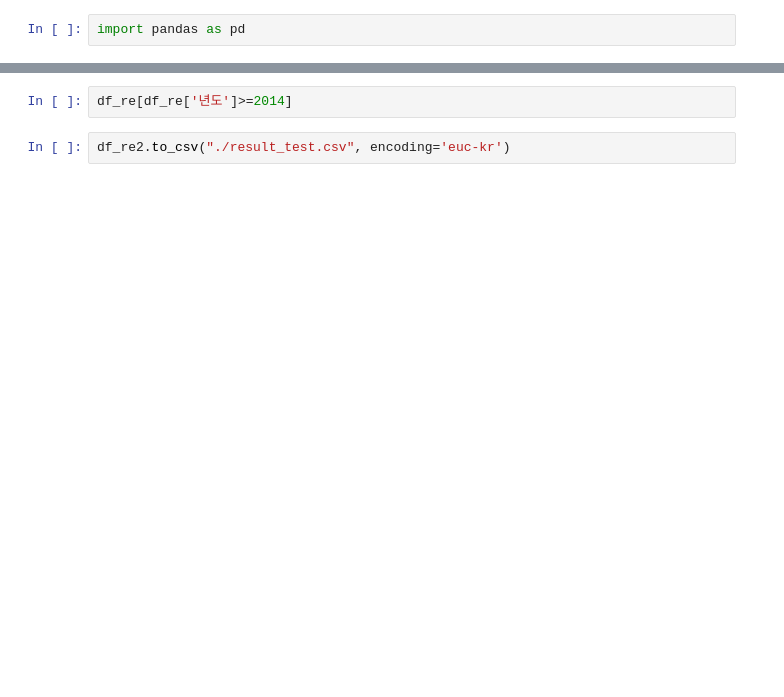
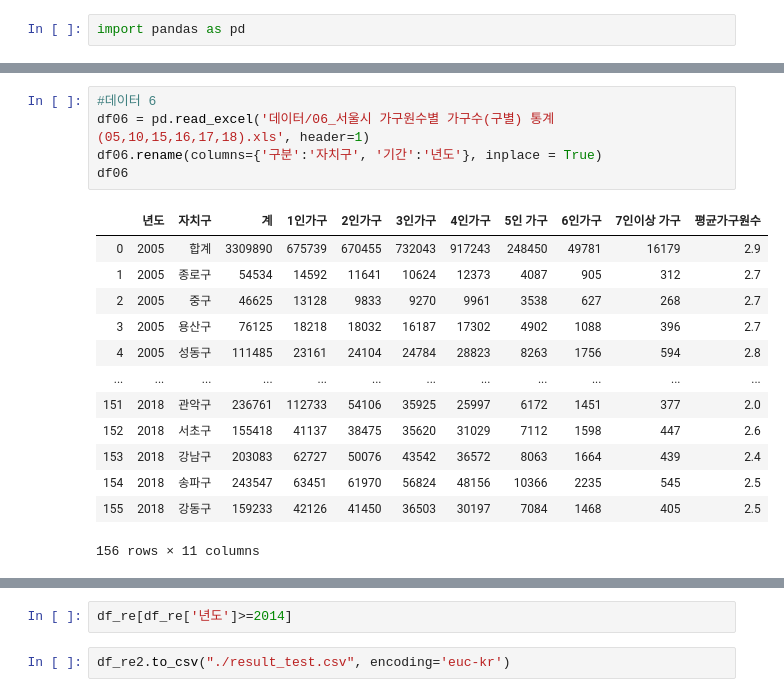
Before and after one commit to Kohayoung/shelter_dog, a Jupyter notebook: 1211_표 병합.ipynb, the cells around one changed output, grey strips where cells are left out. Drawn from its saved outputs; the diff is of its cells as text; blank space fills up the shorter version.

```diff
--- a/1211_표 병합.ipynb
+++ b/1211_표 병합.ipynb
@@ -112,3 +95,22 @@ df_re2
 | 537 | 2018 | 지역대분류 | NaN | NaN | NaN | NaN | NaN | NaN | NaN | NaN | 서남권 | ... |
 | 538 | 2018 | 지역대분류 | NaN | NaN | NaN | NaN | NaN | NaN | NaN | NaN | 동남권 | ... |
 539 rows × 20 columns
+# %%
+#데이터 6
+df06 = pd.read_excel('데이터/06_서울시 가구원수별 가구수(구별) 통계(05,10,15,16,17,18).xls', header=1)
+df06.rename(columns={'구분':'자치구', '기간':'년도'}, inplace = True)
+df06
+# %% [output]
+|  | 년도 | 자치구 | 계 | 1인가구 | 2인가구 | 3인가구 | 4인가구 | 5인 가구 | 6인가구 | 7인이상 가구 | 평균가구원수 |
+| 0 | 2005 | 합계 | 3309890 | 675739 | 670455 | 732043 | 917243 | 248450 | 49781 | 16179 | 2.9 |
+| 1 | 2005 | 종로구 | 54534 | 14592 | 11641 | 10624 | 12373 | 4087 | 905 | 312 | 2.7 |
+| 2 | 2005 | 중구 | 46625 | 13128 | 9833 | 9270 | 9961 | 3538 | 627 | 268 | 2.7 |
+| 3 | 2005 | 용산구 | 76125 | 18218 | 18032 | 16187 | 17302 | 4902 | 1088 | 396 | 2.7 |
+| 4 | 2005 | 성동구 | 111485 | 23161 | 24104 | 24784 | 28823 | 8263 | 1756 | 594 | 2.8 |
+| ... | ... | ... | ... | ... | ... | ... | ... | ... | ... | ... | ... |
+| 151 | 2018 | 관악구 | 236761 | 112733 | 54106 | 35925 | 25997 | 6172 | 1451 | 377 | 2.0 |
+| 152 | 2018 | 서초구 | 155418 | 41137 | 38475 | 35620 | 31029 | 7112 | 1598 | 447 | 2.6 |
+| 153 | 2018 | 강남구 | 203083 | 62727 | 50076 | 43542 | 36572 | 8063 | 1664 | 439 | 2.4 |
+| 154 | 2018 | 송파구 | 243547 | 63451 | 61970 | 56824 | 48156 | 10366 | 2235 | 545 | 2.5 |
+| 155 | 2018 | 강동구 | 159233 | 42126 | 41450 | 36503 | 30197 | 7084 | 1468 | 405 | 2.5 |
+156 rows × 11 columns
```
Also changed, not shown: parts of 14 cells of this notebook, 1 other file.
